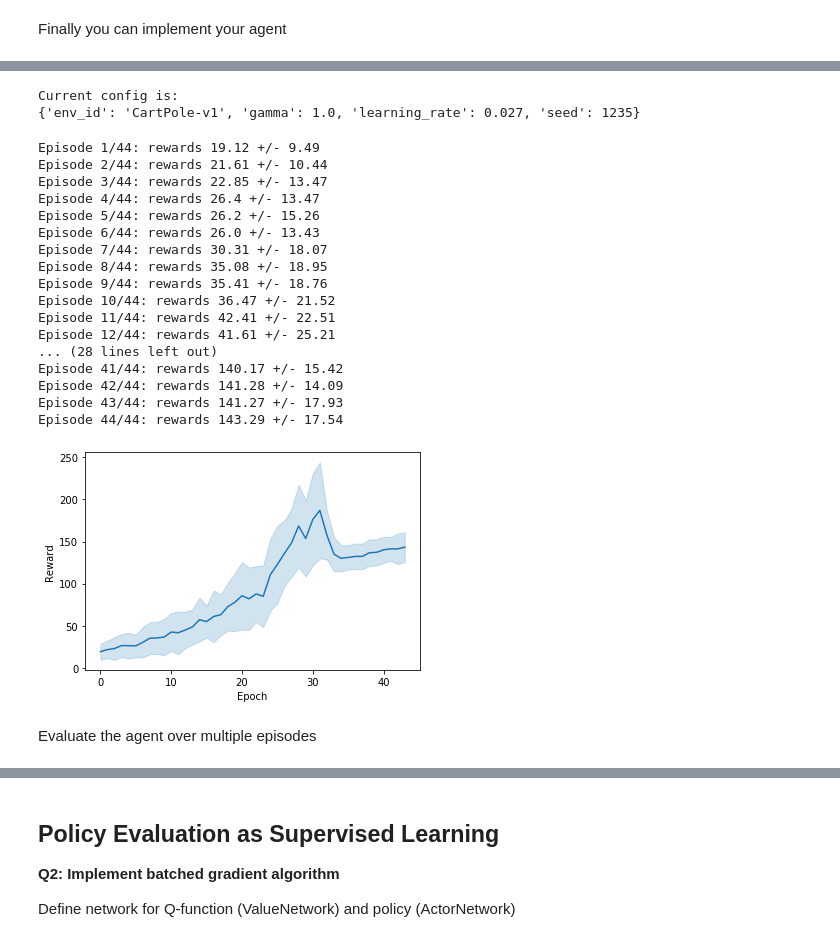
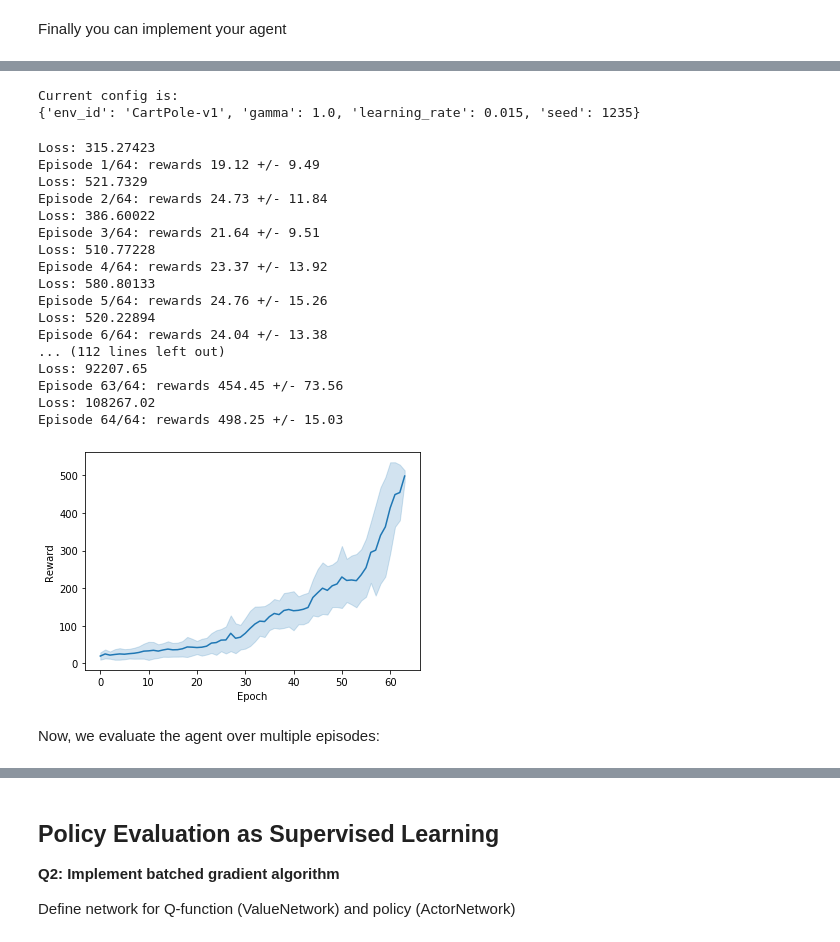
Before and after one commit to ManifoldFR/mva-reinforcementlearning, a Jupyter notebook: MVARL19_part2.ipynb, the cells around one changed output, grey strips where cells are left out. Saved outputs shown, nothing was run; the diff lists cells and outputs as text; code cells hidden in the pictures.

```diff
--- a/MVARL19_part2.ipynb
+++ b/MVARL19_part2.ipynb
@@ -128,11 +129,6 @@ class Model(nn.Module):
     def select_action(self, state):
         action = torch.multinomial(self.forward(state), 1)
         return action
-
-    def action_proba(self, state):
-        """Compute normalized probabilities for the next action given the state."""
-        weights = self.forward(state)
-        return weights / weights.sum()
 # %% [markdown]
 Create the model based on the properties of the MDP you want to solve
 # %%
@@ -319,7 +315,7 @@ class REINFORCE(BaseAgent):
             while not done:
                 action = self.model.select_action(obs)  # can be cast to int for action idx
                 # Get proba
-                prob = self.model.action_proba(obs)[action]
+                prob = self.model(obs)[int(action)]
                 traj_proba += torch.log(prob)
 
 
@@ -336,13 +332,15 @@ class REINFORCE(BaseAgent):
             total_reward = self._compute_returns(traj_rewards)  # NumPy array
             reward_trajectories[i] = total_reward
 
-            loss -= total_reward * traj_proba / n_trajectories  # accumulate the negative criterion
+            loss = loss + total_reward * traj_proba / n_trajectories  # accumulate the negative criterion
 
         env.close()  # important
 
+        loss = -loss
+
         # The following lines take care of the gradient descent step for the variable loss
         # that you need to compute.
-
+        print("Loss:", loss.data.numpy())
 
         # Discard previous gradients
         self.optimizer.zero_grad()
@@ -353,7 +351,7 @@ class REINFORCE(BaseAgent):
         return reward_trajectories
 # %%
 env_id = 'CartPole-v1'
-learning_rate = 0.027
+learning_rate = 0.015
 gamma = 1.0  # every second counts the same
 seed = 1235
 
@@ -368,32 +366,32 @@ print("Current config is:")
 pprint(config)
 # %% [output]
 Current config is:
-{'env_id': 'CartPole-v1', 'gamma': 1.0, 'learning_rate': 0.027, 'seed': 1235}
+{'env_id': 'CartPole-v1', 'gamma': 1.0, 'learning_rate': 0.015, 'seed': 1235}
 # %%
 agent = REINFORCE(config)
 
-agent.train(n_trajectories=75, n_update=44)
+agent.train(n_trajectories=75, n_update=64)
 # %% [output]
-Episode 1/44: rewards 19.12 +/- 9.49
-Episode 2/44: rewards 21.61 +/- 10.44
-Episode 3/44: rewards 22.85 +/- 13.47
-Episode 4/44: rewards 26.4 +/- 13.47
-Episode 5/44: rewards 26.2 +/- 15.26
-Episode 6/44: rewards 26.0 +/- 13.43
-Episode 7/44: rewards 30.31 +/- 18.07
-Episode 8/44: rewards 35.08 +/- 18.95
-Episode 9/44: rewards 35.41 +/- 18.76
-Episode 10/44: rewards 36.47 +/- 21.52
-Episode 11/44: rewards 42.41 +/- 22.51
-Episode 12/44: rewards 41.61 +/- 25.21
-... (28 lines left out)
-Episode 41/44: rewards 140.17 +/- 15.42
-Episode 42/44: rewards 141.28 +/- 14.09
-Episode 43/44: rewards 141.27 +/- 17.93
-Episode 44/44: rewards 143.29 +/- 17.54
+Loss: 315.27423
+Episode 1/64: rewards 19.12 +/- 9.49
+Loss: 521.7329
+Episode 2/64: rewards 24.73 +/- 11.84
+Loss: 386.60022
+Episode 3/64: rewards 21.64 +/- 9.51
+Loss: 510.77228
+Episode 4/64: rewards 23.37 +/- 13.92
+Loss: 580.80133
+Episode 5/64: rewards 24.76 +/- 15.26
+Loss: 520.22894
+Episode 6/64: rewards 24.04 +/- 13.38
+... (112 lines left out)
+Loss: 92207.65
+Episode 63/64: rewards 454.45 +/- 73.56
+Loss: 108267.02
+Episode 64/64: rewards 498.25 +/- 15.03
-[figure, old version]
+[figure, new version]
 # %% [markdown]
-Evaluate the agent over multiple episodes
+Now, we evaluate the agent over multiple episodes:
 # %%
 agent.evaluate(render=True)
 # %% [output]
```
Also changed, not shown: parts of 4 cells of this notebook, 1 other file.
